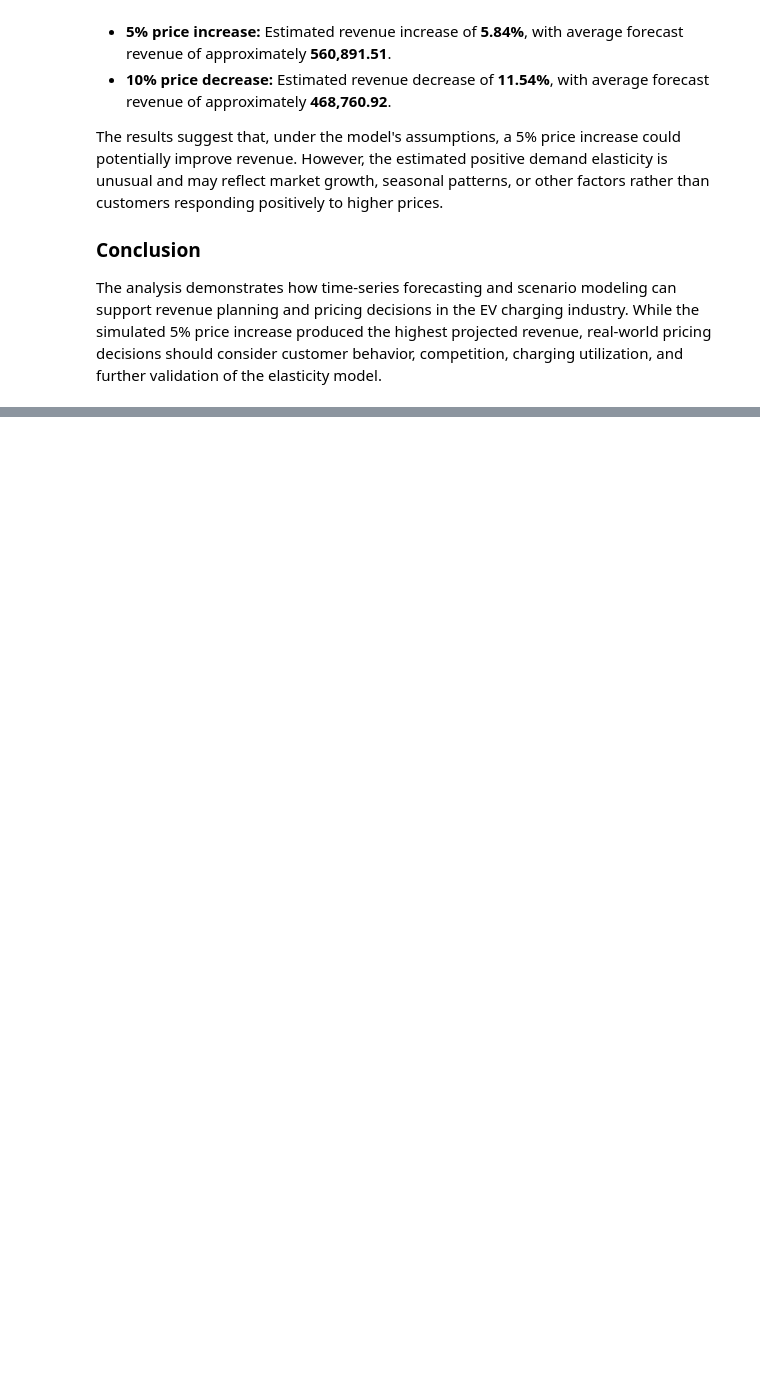
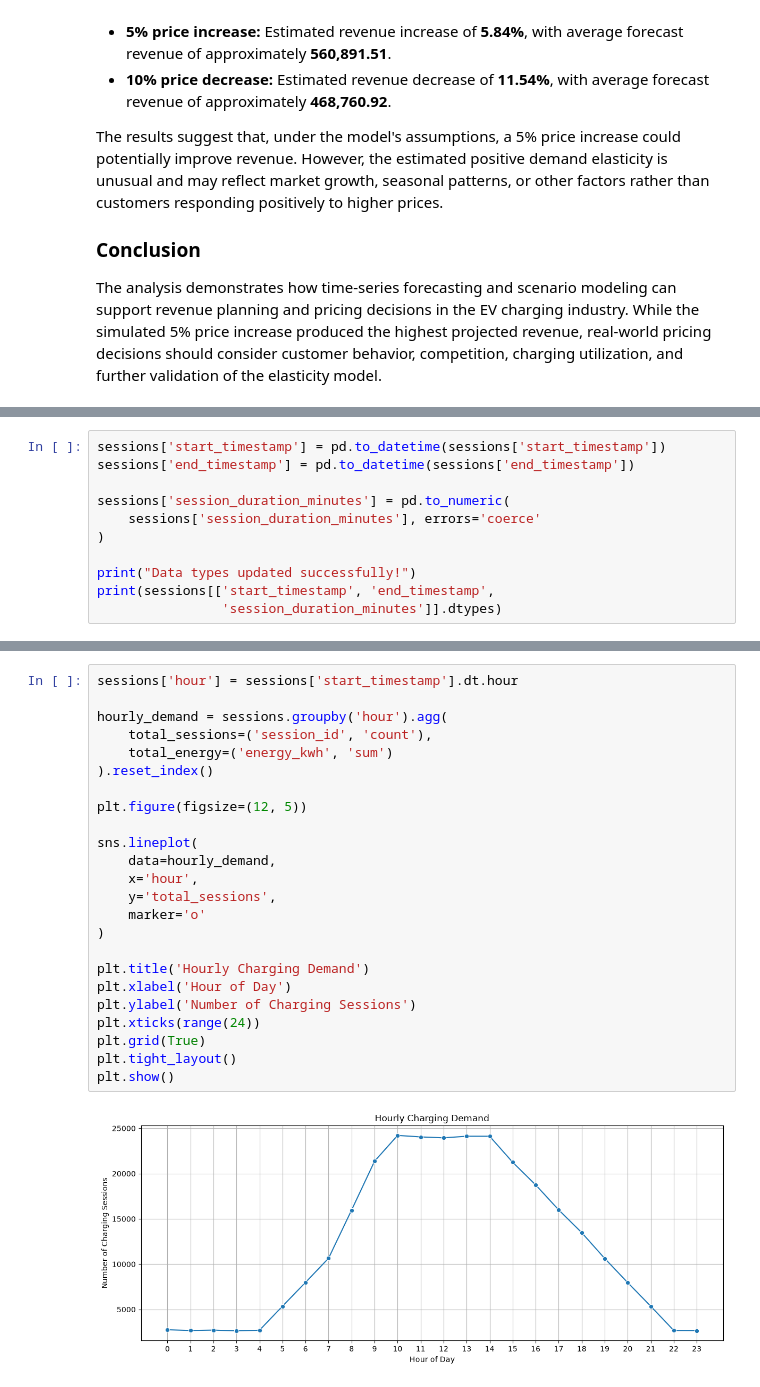
Before and after one commit to analyticsbyps/EV-Demand-Forecasting, a Jupyter notebook: EV_Demand_Forecasting_Analysis.ipynb, the cells around one changed output, grey strips where cells are left out. Saved outputs shown, nothing was run; the diff lists cells and outputs as text; blank space fills up the shorter version.

```diff
--- a/EV_Demand_Forecasting_Analysis.ipynb
+++ b/EV_Demand_Forecasting_Analysis.ipynb
@@ -1466,0 +1477,11 @@ The analysis demonstrates how time-series forecasting and scenario modeling can
+# %%
+sessions['start_timestamp'] = pd.to_datetime(sessions['start_timestamp'])
+sessions['end_timestamp'] = pd.to_datetime(sessions['end_timestamp'])
+
+sessions['session_duration_minutes'] = pd.to_numeric(
+    sessions['session_duration_minutes'], errors='coerce'
+)
+
+print("Data types updated successfully!")
+print(sessions[['start_timestamp', 'end_timestamp',
+                'session_duration_minutes']].dtypes)
@@ -1466,0 +1678,26 @@ The analysis demonstrates how time-series forecasting and scenario modeling can
+# %%
+sessions['hour'] = sessions['start_timestamp'].dt.hour
+
+hourly_demand = sessions.groupby('hour').agg(
+    total_sessions=('session_id', 'count'),
+    total_energy=('energy_kwh', 'sum')
+).reset_index()
+
+plt.figure(figsize=(12, 5))
+
+sns.lineplot(
+    data=hourly_demand,
+    x='hour',
+    y='total_sessions',
+    marker='o'
+)
+
+plt.title('Hourly Charging Demand')
+plt.xlabel('Hour of Day')
+plt.ylabel('Number of Charging Sessions')
+plt.xticks(range(24))
+plt.grid(True)
+plt.tight_layout()
+plt.show()
+# %% [output]
+[figure, added]
```
Also changed, not shown: parts of 15 cells of this notebook.
